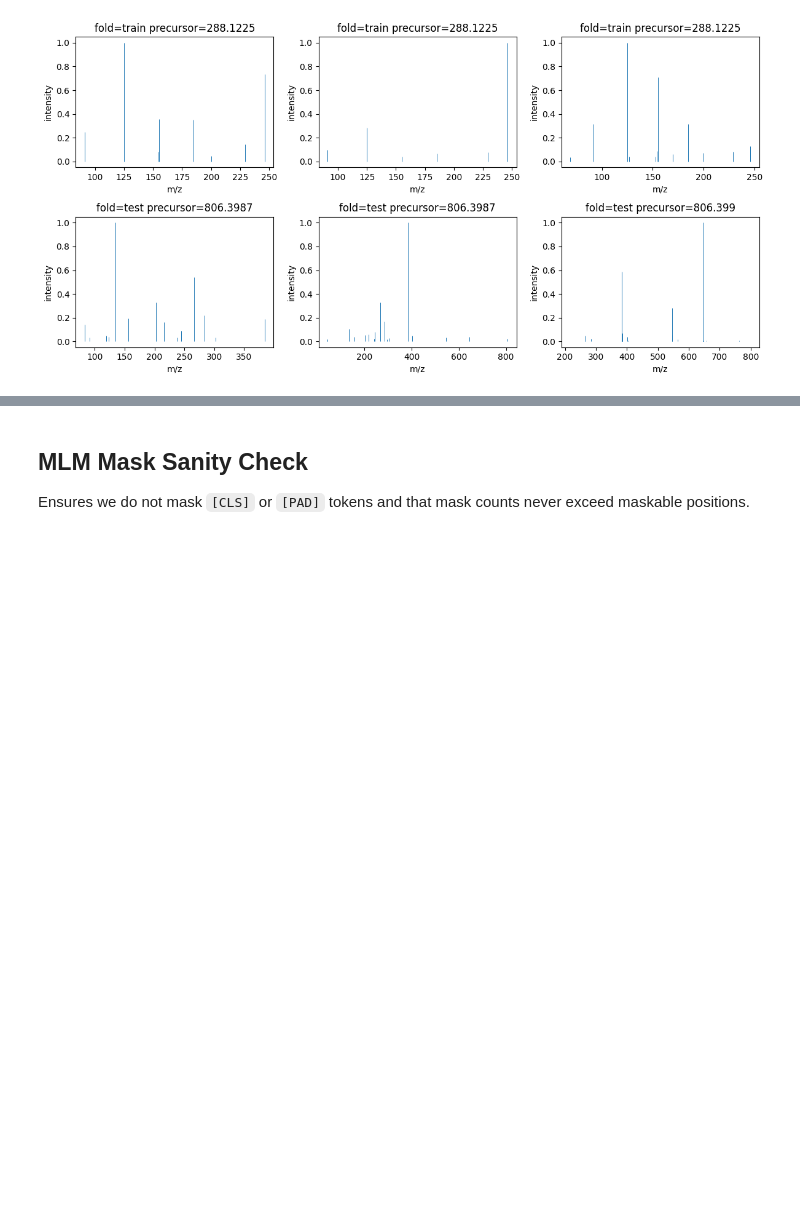
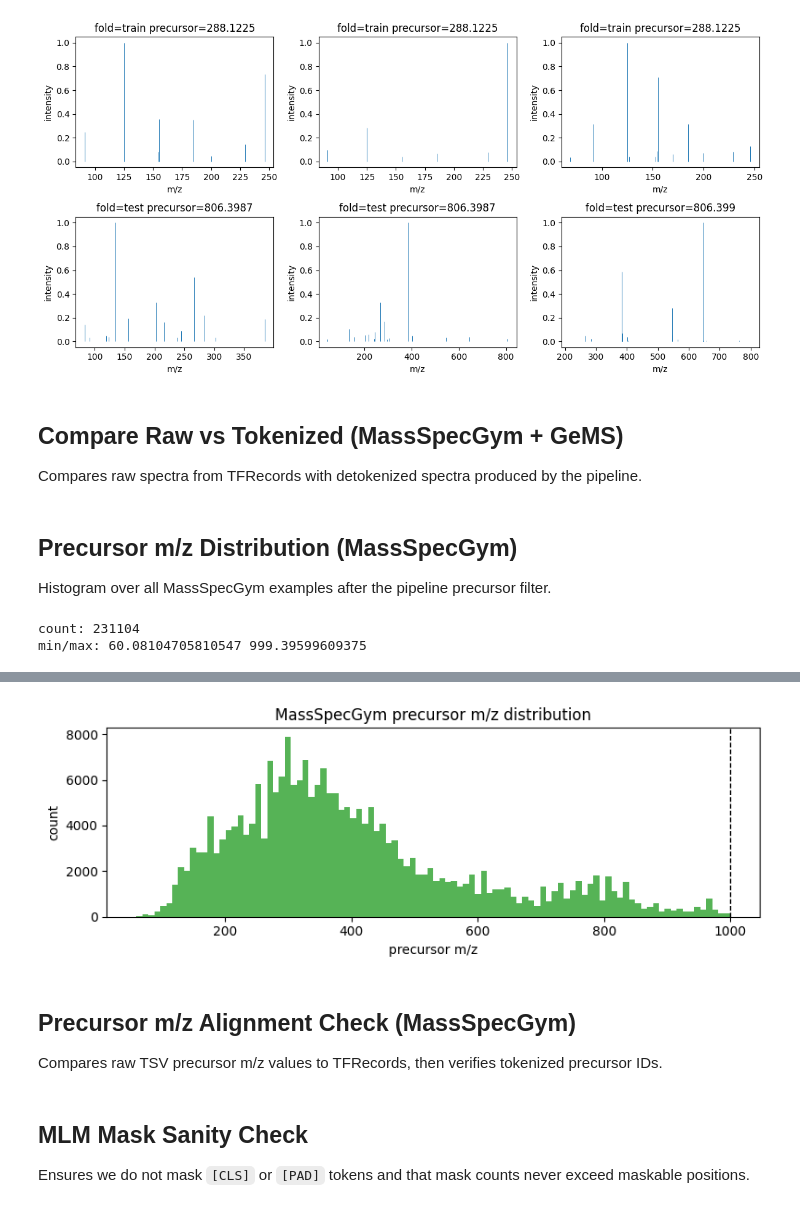
Before and after one commit to wchen99998/spectra-learning, a Jupyter notebook: notebooks/massspecgym_processing_check.ipynb, the cells around one changed output, grey strips where cells are left out. Drawn from its saved outputs; the diff is of its cells as text; code cells hidden in the pictures; blank space fills up the shorter version.

```diff
--- a/notebooks/massspecgym_processing_check.ipynb
+++ b/notebooks/massspecgym_processing_check.ipynb
@@ -197,3 +209,6 @@ plt.tight_layout()
 plt.show()
 # %% [output]
 [figure]
+# %% [markdown]
+## Compare Raw vs Tokenized (MassSpecGym + GeMS)
+Compares raw spectra from TFRecords with detokenized spectra produced by the pipeline.
@@ -199,0 +301,40 @@ plt.show()
+# %% [markdown]
+## Precursor m/z Distribution (MassSpecGym)
+Histogram over all MassSpecGym examples after the pipeline precursor filter.
+# %%
+import matplotlib.pyplot as plt
+import numpy as np
+import tensorflow as tf
+
+files = module.massspec_train_files + module.massspec_val_files + module.massspec_test_files
+
+precursor_ds = tf.data.TFRecordDataset(
+    files,
+    compression_type="GZIP",
+    buffer_size=int(module.tfrecord_buffer_size),
+    num_parallel_reads=tf.data.AUTOTUNE,
+)
+precursor_ds = precursor_ds.map(ip._parse_example, num_parallel_calls=tf.data.AUTOTUNE)
+precursor_ds = precursor_ds.filter(ip._filter_max_precursor_mz(module.max_precursor_mz))
+precursor_ds = precursor_ds.map(lambda ex: ex["precursor_mz"], num_parallel_calls=tf.data.AUTOTUNE)
+precursor_ds = precursor_ds.batch(8192)
+
+chunks = []
+for batch in precursor_ds.as_numpy_iterator():
+    chunks.append(batch)
+precursor = np.concatenate(chunks) if chunks else np.array([], dtype=np.float32)
+
+print('count:', precursor.size)
+print('min/max:', float(precursor.min()) if precursor.size else None, float(precursor.max()) if precursor.size else None)
+
+plt.figure(figsize=(8, 3))
+plt.hist(precursor, bins=100, color="tab:green", alpha=0.8)
+plt.axvline(module.max_precursor_mz, color="black", linestyle="--", linewidth=1)
+plt.title('MassSpecGym precursor m/z distribution')
+plt.xlabel('precursor m/z')
+plt.ylabel('count')
+plt.tight_layout()
+plt.show()
+# %% [output]
+count: 231104
+min/max: 60.08104705810547 999.39599609375
@@ -199,0 +342,4 @@ plt.show()
+[figure, added]
+# %% [markdown]
+## Precursor m/z Alignment Check (MassSpecGym)
+Compares raw TSV precursor m/z values to TFRecords, then verifies tokenized precursor IDs.
```
Also changed, not shown: parts of 9 cells of this notebook, 2 other files.
